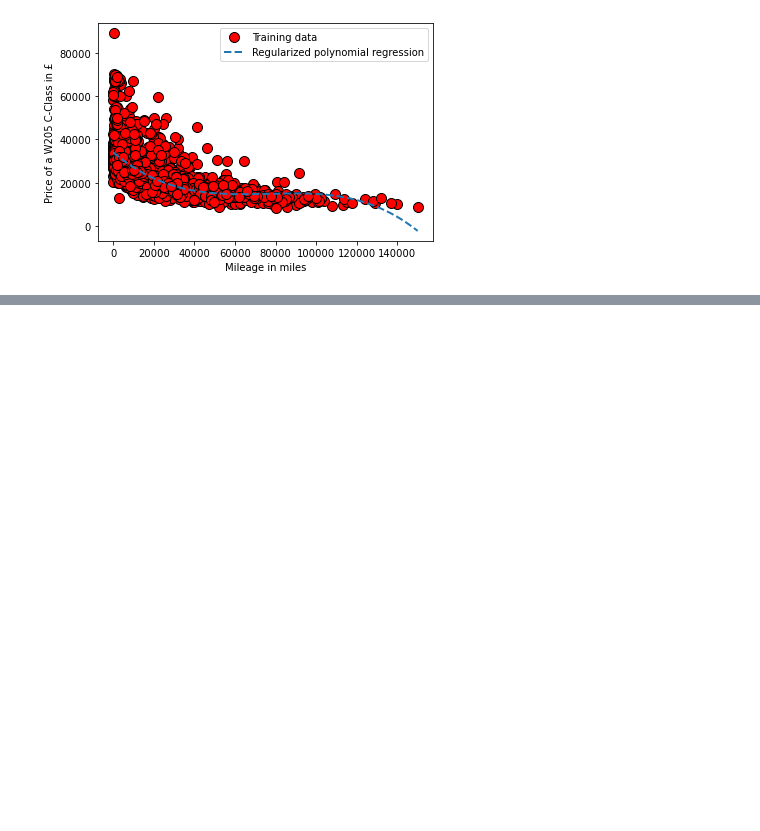
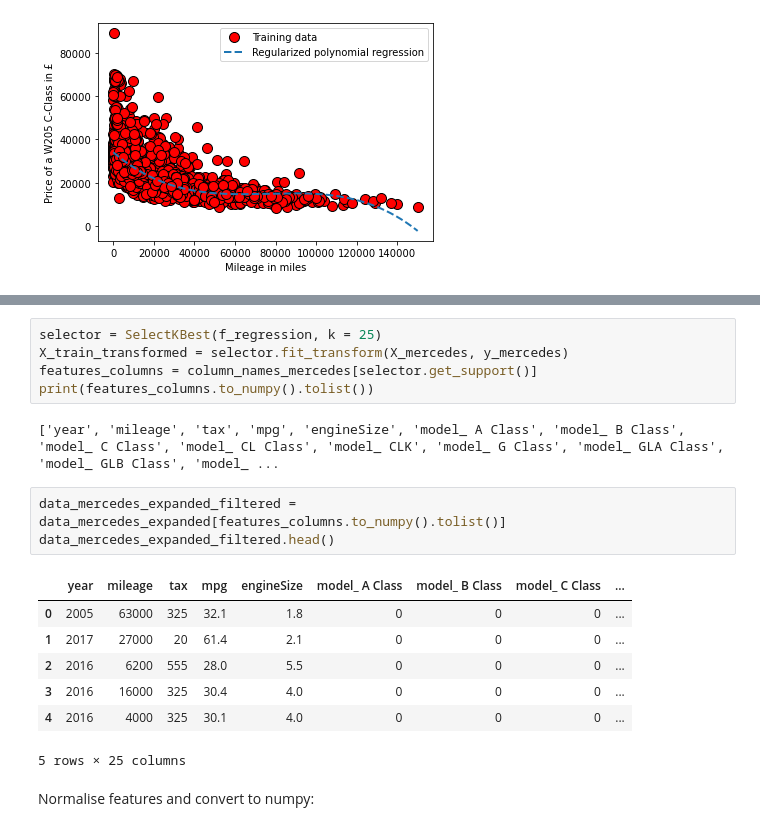
Before and after one commit to LuigiGuerriero1999/machine_learning_project, a Jupyter notebook: Machine Learning Project UK Used Car Data .ipynb, the cells around one changed output, grey strips where cells are left out. Saved outputs shown, nothing was run; the diff lists cells and outputs as text; blank space fills up the shorter version.

```diff
--- a/Machine Learning Project UK Used Car Data .ipynb
+++ b/Machine Learning Project UK Used Car Data .ipynb
@@ -599,0 +587,20 @@ Index(['year', 'mileage', 'tax', 'mpg', 'engineSize', 'model_ A Class',
+# %%
+selector = SelectKBest(f_regression, k = 25)
+X_train_transformed = selector.fit_transform(X_mercedes, y_mercedes)
+features_columns = column_names_mercedes[selector.get_support()]
+print(features_columns.to_numpy().tolist())
+# %% [output]
+['year', 'mileage', 'tax', 'mpg', 'engineSize', 'model_ A Class', 'model_ B Class', 'model_ C Class', 'model_ CL Class', 'model_ CLK', 'model_ G Class', 'model_ GLA Class', 'model_ GLB Class', 'model_ ...
+# %%
+data_mercedes_expanded_filtered = data_mercedes_expanded[features_columns.to_numpy().tolist()]
+data_mercedes_expanded_filtered.head()
+# %% [output]
+|  | year | mileage | tax | mpg | engineSize | model_ A Class | model_ B Class | model_ C Class | ... |
+| 0 | 2005 | 63000 | 325 | 32.1 | 1.8 | 0 | 0 | 0 | ... |
+| 1 | 2017 | 27000 | 20 | 61.4 | 2.1 | 0 | 0 | 0 | ... |
+| 2 | 2016 | 6200 | 555 | 28.0 | 5.5 | 0 | 0 | 0 | ... |
+| 3 | 2016 | 16000 | 325 | 30.4 | 4.0 | 0 | 0 | 0 | ... |
+| 4 | 2016 | 4000 | 325 | 30.1 | 4.0 | 0 | 0 | 0 | ... |
+5 rows × 25 columns
+# %% [markdown]
+Normalise features and convert to numpy:
```
Also changed, not shown: parts of 23 cells of this notebook.
